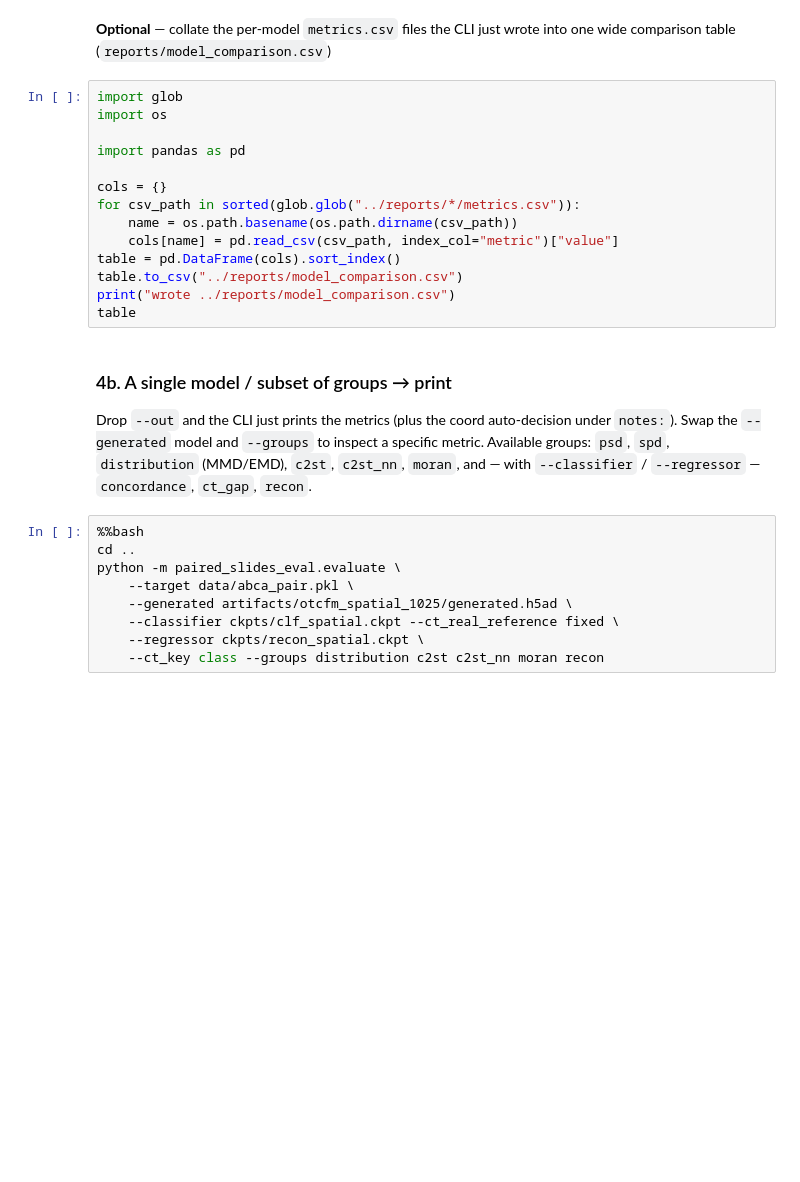
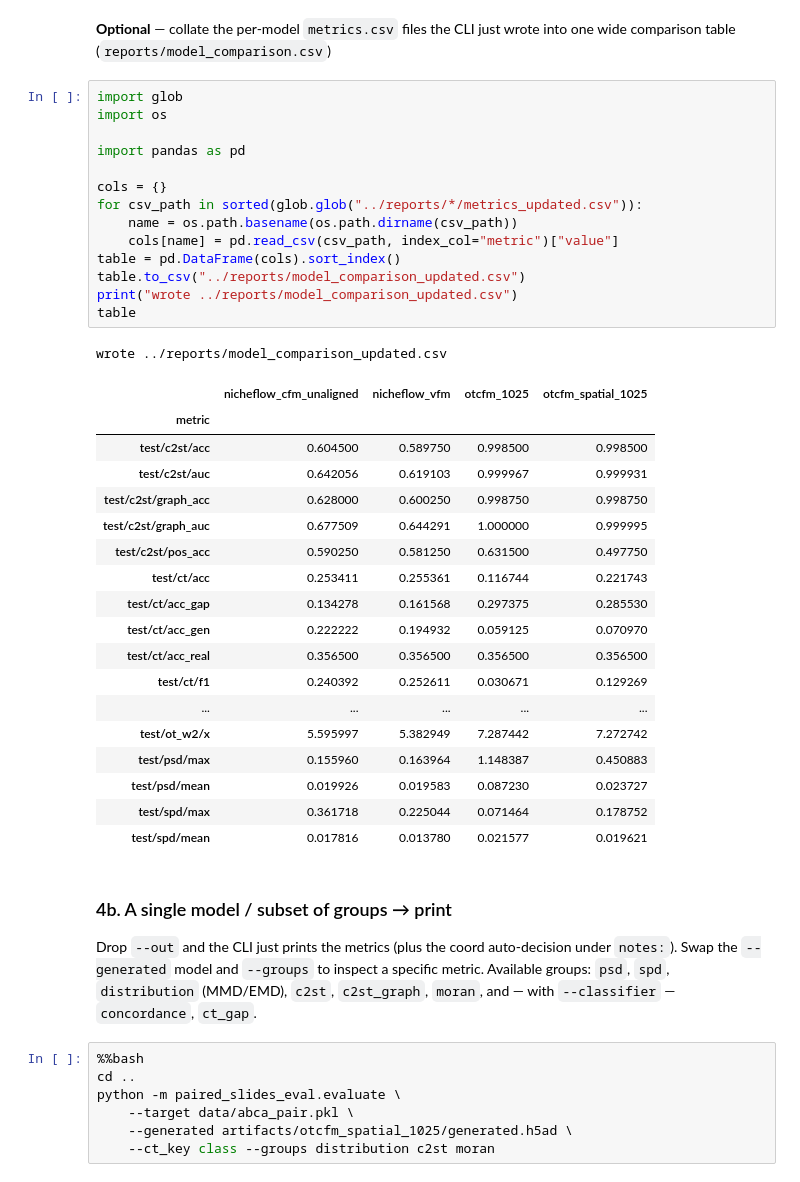
Before and after one commit to MONICAWAN1/eval_metrics, a Jupyter notebook: notebooks/evaluation.ipynb, the cells around one changed output. Cells and saved outputs as stored; diff of their text form; blank space fills up the shorter version.

Commit message:
updated notebook and metrics csv from the run with old c2st and ct classifier

```diff
--- a/notebooks/evaluation.ipynb
+++ b/notebooks/evaluation.ipynb
@@ -249,30 +377,48 @@ comparison table (`reports/model_comparison.csv`)
 # %%
 import glob
 import os
 
 import pandas as pd
 
 cols = {}
-for csv_path in sorted(glob.glob("../reports/*/metrics.csv")):
+for csv_path in sorted(glob.glob("../reports/*/metrics_updated.csv")):
     name = os.path.basename(os.path.dirname(csv_path))
     cols[name] = pd.read_csv(csv_path, index_col="metric")["value"]
 table = pd.DataFrame(cols).sort_index()
-table.to_csv("../reports/model_comparison.csv")
-print("wrote ../reports/model_comparison.csv")
+table.to_csv("../reports/model_comparison_updated.csv")
+print("wrote ../reports/model_comparison_updated.csv")
 table
+# %% [output]
+wrote ../reports/model_comparison_updated.csv
+|  | nicheflow_cfm_unaligned | nicheflow_vfm | otcfm_1025 | otcfm_spatial_1025 |
+| metric |  |  |  |  |
+| test/c2st/acc | 0.604500 | 0.589750 | 0.998500 | 0.998500 |
+| test/c2st/auc | 0.642056 | 0.619103 | 0.999967 | 0.999931 |
+| test/c2st/graph_acc | 0.628000 | 0.600250 | 0.998750 | 0.998750 |
+| test/c2st/graph_auc | 0.677509 | 0.644291 | 1.000000 | 0.999995 |
+| test/c2st/pos_acc | 0.590250 | 0.581250 | 0.631500 | 0.497750 |
+| test/ct/acc | 0.253411 | 0.255361 | 0.116744 | 0.221743 |
+| test/ct/acc_gap | 0.134278 | 0.161568 | 0.297375 | 0.285530 |
+| test/ct/acc_gen | 0.222222 | 0.194932 | 0.059125 | 0.070970 |
+| test/ct/acc_real | 0.356500 | 0.356500 | 0.356500 | 0.356500 |
+| test/ct/f1 | 0.240392 | 0.252611 | 0.030671 | 0.129269 |
+| ... | ... | ... | ... | ... |
+| test/ot_w2/x | 5.595997 | 5.382949 | 7.287442 | 7.272742 |
+| test/psd/max | 0.155960 | 0.163964 | 1.148387 | 0.450883 |
+| test/psd/mean | 0.019926 | 0.019583 | 0.087230 | 0.023727 |
+| test/spd/max | 0.361718 | 0.225044 | 0.071464 | 0.178752 |
+| test/spd/mean | 0.017816 | 0.013780 | 0.021577 | 0.019621 |
 # %% [markdown]
 ### 4b. A single model / subset of groups → print
 
 Drop `--out` and the CLI just prints the metrics (plus the coord auto-decision under `notes:`). Swap
 the `--generated` model and `--groups` to inspect a specific metric. Available groups: `psd`, `spd`,
-`distribution` (MMD/EMD), `c2st`, `c2st_nn`, `moran`, and — with `--classifier` / `--regressor` —
-`concordance`, `ct_gap`, `recon`.
+`distribution` (MMD/EMD), `c2st`, `c2st_graph`, `moran`, and — with `--classifier` — `concordance`,
+`ct_gap`.
 # %%
 %%bash
 cd ..
 python -m paired_slides_eval.evaluate \
     --target data/abca_pair.pkl \
     --generated artifacts/otcfm_spatial_1025/generated.h5ad \
-    --classifier ckpts/clf_spatial.ckpt --ct_real_reference fixed \
-    --regressor ckpts/recon_spatial.ckpt \
-    --ct_key class --groups distribution c2st c2st_nn moran recon
+    --ct_key class --groups distribution c2st moran
```
Also changed, not shown: parts of 7 cells of this notebook, 4 other files.
